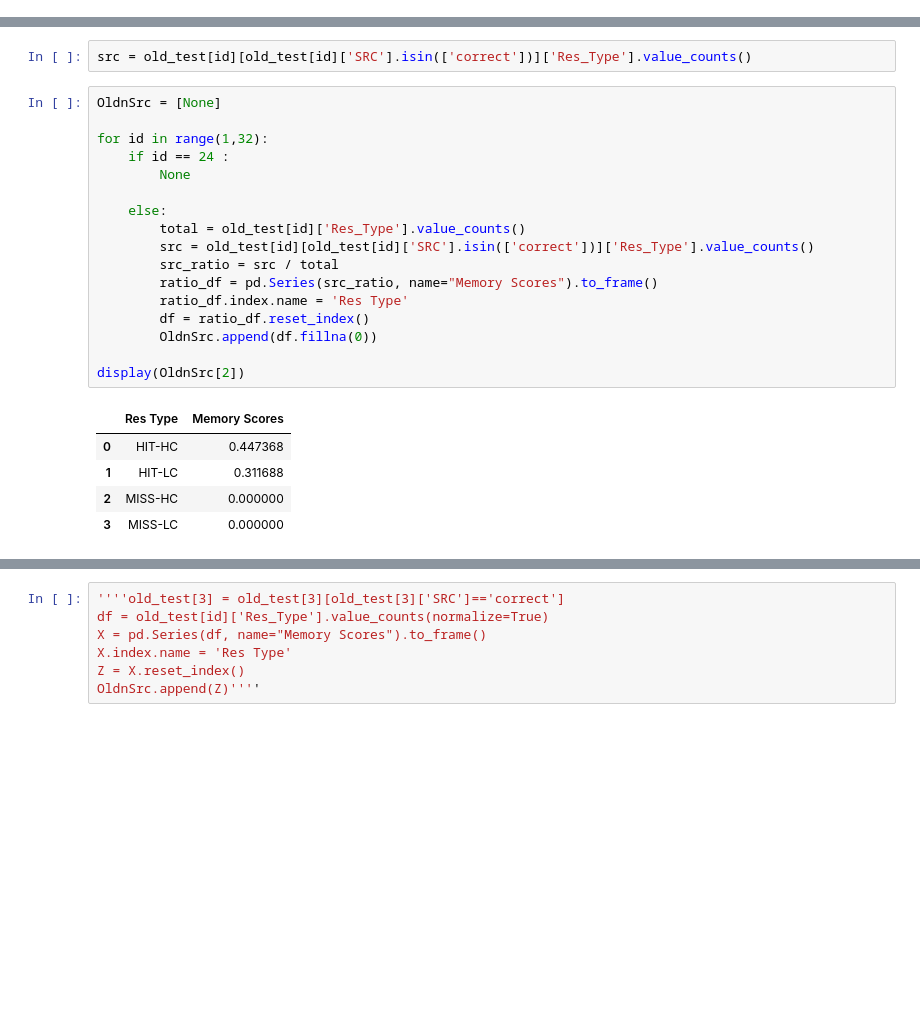
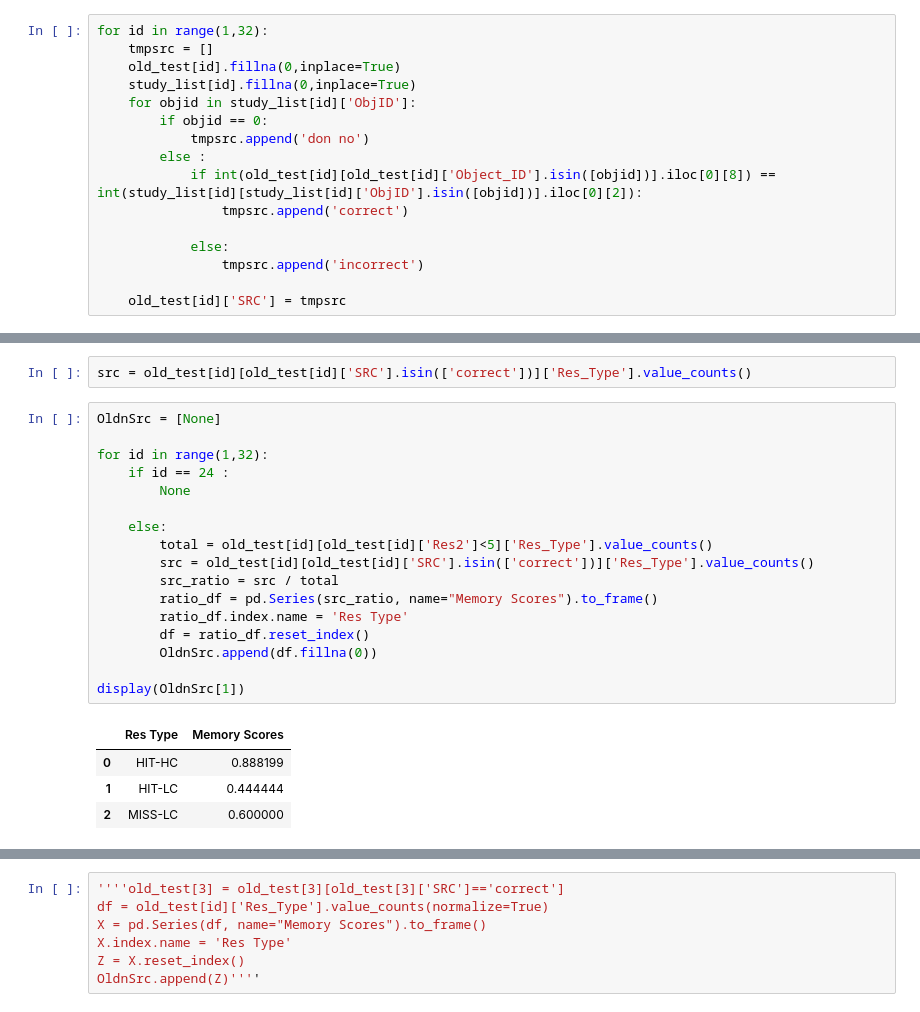
Before and after one commit to AhnJunYeong0319/daybyday, a Jupyter notebook: (Ahn Jun-Yeong) Homework#2-두번째그림고치는중.ipynb, the cells around one changed output, grey strips where cells are left out. Cells and saved outputs as stored; diff of their text form; blank space fills up the shorter version.

```diff
--- a/(Ahn Jun-Yeong) Homework#2-두번째그림고치는중.ipynb
+++ b/(Ahn Jun-Yeong) Homework#2-두번째그림고치는중.ipynb
@@ -202,3 +202,19 @@ Try using .loc[row_indexer,col_indexer] = value instead
 
 See the caveats in the documentation: https://pandas.pydata.org/pandas-docs/stable/user_guide/indexing.html#returning-a-view-versus-a-copy
   old_test[id]['SRC'] = ['correct' if int(old_test[id][old_test[id]['Object_ID'].isin([objid])].iloc[0][8]) == int(study_list[id][study_list[id]['ObjID'].isin([objid])].iloc[0][2]) else 'incorrect' fo ...
+# %%
+for id in range(1,32):
+    tmpsrc = []
+    old_test[id].fillna(0,inplace=True)
+    study_list[id].fillna(0,inplace=True)
+    for objid in study_list[id]['ObjID']:
+        if objid == 0:
+            tmpsrc.append('don no')
+        else :
+            if int(old_test[id][old_test[id]['Object_ID'].isin([objid])].iloc[0][8]) == int(study_list[id][study_list[id]['ObjID'].isin([objid])].iloc[0][2]):
+                tmpsrc.append('correct')
+
+            else:
+                tmpsrc.append('incorrect')
+
+    old_test[id]['SRC'] = tmpsrc
@@ -225,23 +248,22 @@ src = old_test[id][old_test[id]['SRC'].isin(['correct'])]['Res_Type'].value_coun
 # %%
 OldnSrc = [None]
 
 for id in range(1,32):
     if id == 24 :
         None
 
     else:
-        total = old_test[id]['Res_Type'].value_counts()
+        total = old_test[id][old_test[id]['Res2']<5]['Res_Type'].value_counts()
         src = old_test[id][old_test[id]['SRC'].isin(['correct'])]['Res_Type'].value_counts()
         src_ratio = src / total
         ratio_df = pd.Series(src_ratio, name="Memory Scores").to_frame()
         ratio_df.index.name = 'Res Type'
         df = ratio_df.reset_index()
         OldnSrc.append(df.fillna(0))
 
-display(OldnSrc[2])
+display(OldnSrc[1])
 # %% [output]
 |  | Res Type | Memory Scores |
-| 0 | HIT-HC | 0.447368 |
-| 1 | HIT-LC | 0.311688 |
-| 2 | MISS-HC | 0.000000 |
-| 3 | MISS-LC | 0.000000 |
+| 0 | HIT-HC | 0.888199 |
+| 1 | HIT-LC | 0.444444 |
+| 2 | MISS-LC | 0.600000 |
```
Also changed, not shown: parts of 3 cells of this notebook, 3 other files.
